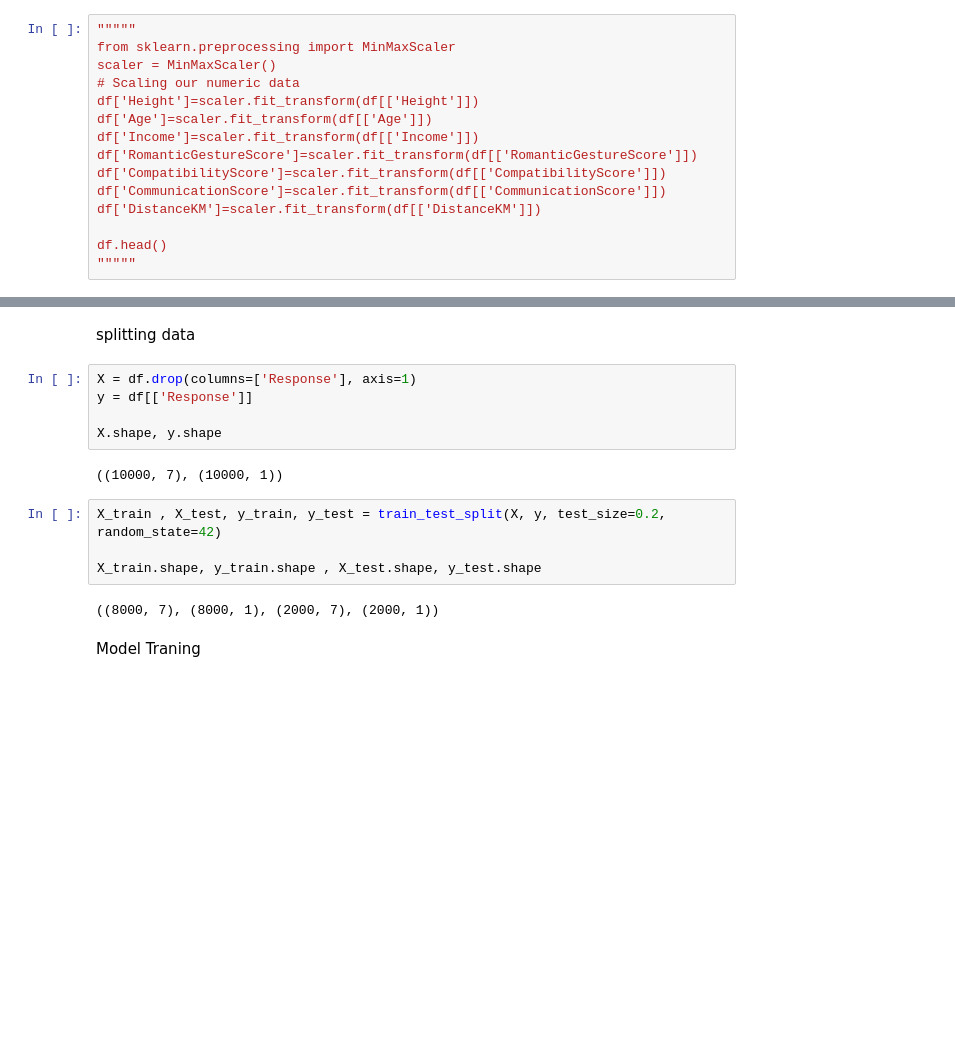
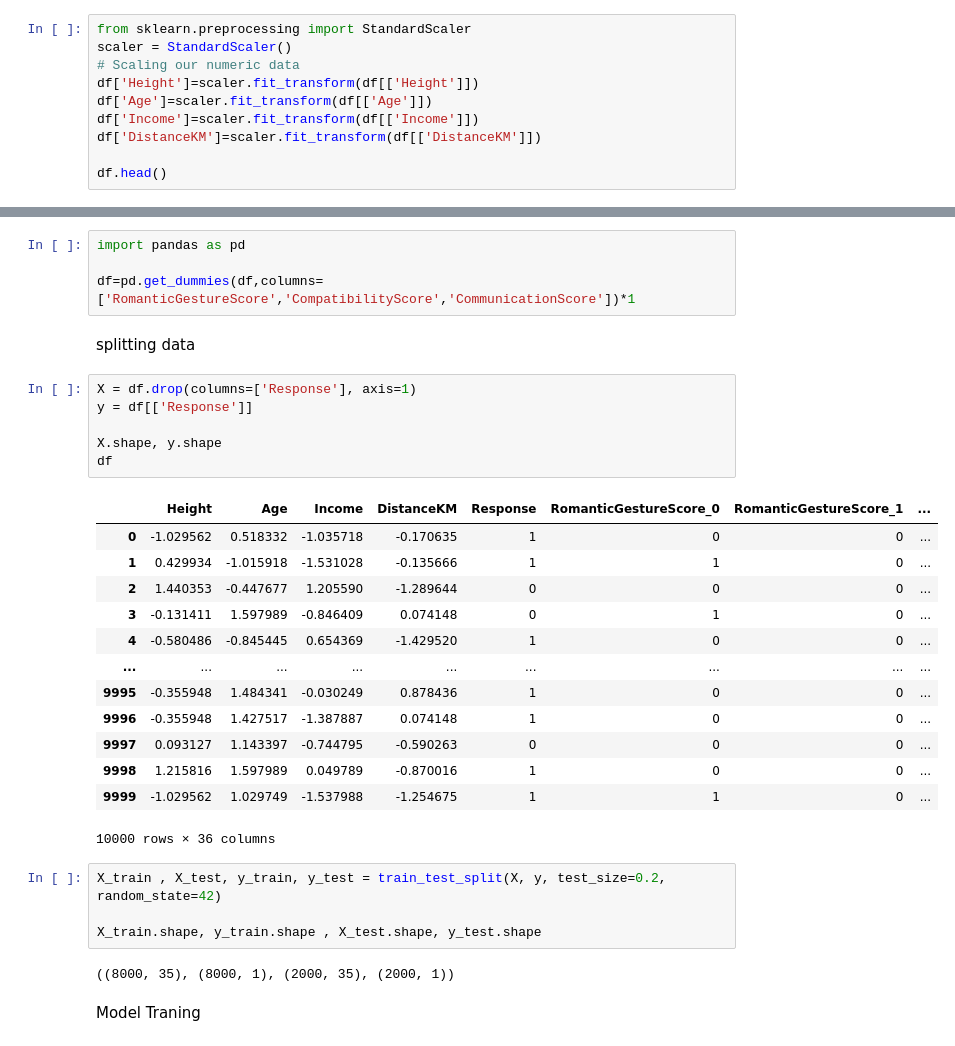
Before and after one commit to khaaaleed-5/Advanced-ML, a Jupyter notebook: Decision Tree/Decision_tree.ipynb, the cells around one changed output, grey strips where cells are left out. Cells and saved outputs as stored; diff of their text form; blank space fills up the shorter version.

```diff
--- a/Decision Tree/Decision_tree.ipynb
+++ b/Decision Tree/Decision_tree.ipynb
@@ -142,18 +142,13 @@ visualize_boxplot(df, numeric_columns)
 [figure]
 [figure]
 # %%
-"""""
-from sklearn.preprocessing import MinMaxScaler
-scaler = MinMaxScaler()
+from sklearn.preprocessing import StandardScaler
+scaler = StandardScaler()
 # Scaling our numeric data
 df['Height']=scaler.fit_transform(df[['Height']])
 df['Age']=scaler.fit_transform(df[['Age']])
 df['Income']=scaler.fit_transform(df[['Income']])
-df['RomanticGestureScore']=scaler.fit_transform(df[['RomanticGestureScore']])
-df['CompatibilityScore']=scaler.fit_transform(df[['CompatibilityScore']])
-df['CommunicationScore']=scaler.fit_transform(df[['CommunicationScore']])
 df['DistanceKM']=scaler.fit_transform(df[['DistanceKM']])
 
 df.head()
-"""""
 # %% [output]
@@ -161,18 +161,35 @@ df.head()
+# %%
+import pandas as pd
+
+df=pd.get_dummies(df,columns=['RomanticGestureScore','CompatibilityScore','CommunicationScore'])*1
 # %% [markdown]
 splitting data
 # %%
 X = df.drop(columns=['Response'], axis=1)
 y = df[['Response']]
 
 X.shape, y.shape
+df
 # %% [output]
+|  | Height | Age | Income | DistanceKM | Response | RomanticGestureScore_0 | RomanticGestureScore_1 | ... |
+| 0 | -1.029562 | 0.518332 | -1.035718 | -0.170635 | 1 | 0 | 0 | ... |
+| 1 | 0.429934 | -1.015918 | -1.531028 | -0.135666 | 1 | 1 | 0 | ... |
+| 2 | 1.440353 | -0.447677 | 1.205590 | -1.289644 | 0 | 0 | 0 | ... |
+| 3 | -0.131411 | 1.597989 | -0.846409 | 0.074148 | 0 | 1 | 0 | ... |
+| 4 | -0.580486 | -0.845445 | 0.654369 | -1.429520 | 1 | 0 | 0 | ... |
+| ... | ... | ... | ... | ... | ... | ... | ... | ... |
+| 9995 | -0.355948 | 1.484341 | -0.030249 | 0.878436 | 1 | 0 | 0 | ... |
+| 9996 | -0.355948 | 1.427517 | -1.387887 | 0.074148 | 1 | 0 | 0 | ... |
+| 9997 | 0.093127 | 1.143397 | -0.744795 | -0.590263 | 0 | 0 | 0 | ... |
+| 9998 | 1.215816 | 1.597989 | 0.049789 | -0.870016 | 1 | 0 | 0 | ... |
+| 9999 | -1.029562 | 1.029749 | -1.537988 | -1.254675 | 1 | 1 | 0 | ... |
-((10000, 7), (10000, 1))
+10000 rows × 36 columns
 # %%
 X_train , X_test, y_train, y_test = train_test_split(X, y, test_size=0.2, random_state=42)
 
 X_train.shape, y_train.shape , X_test.shape, y_test.shape
 # %% [output]
-((8000, 7), (8000, 1), (2000, 7), (2000, 1))
+((8000, 35), (8000, 1), (2000, 35), (2000, 1))
 # %% [markdown]
 Model Traning
 # %%
```
Also changed, not shown: parts of 3 cells of this notebook.
